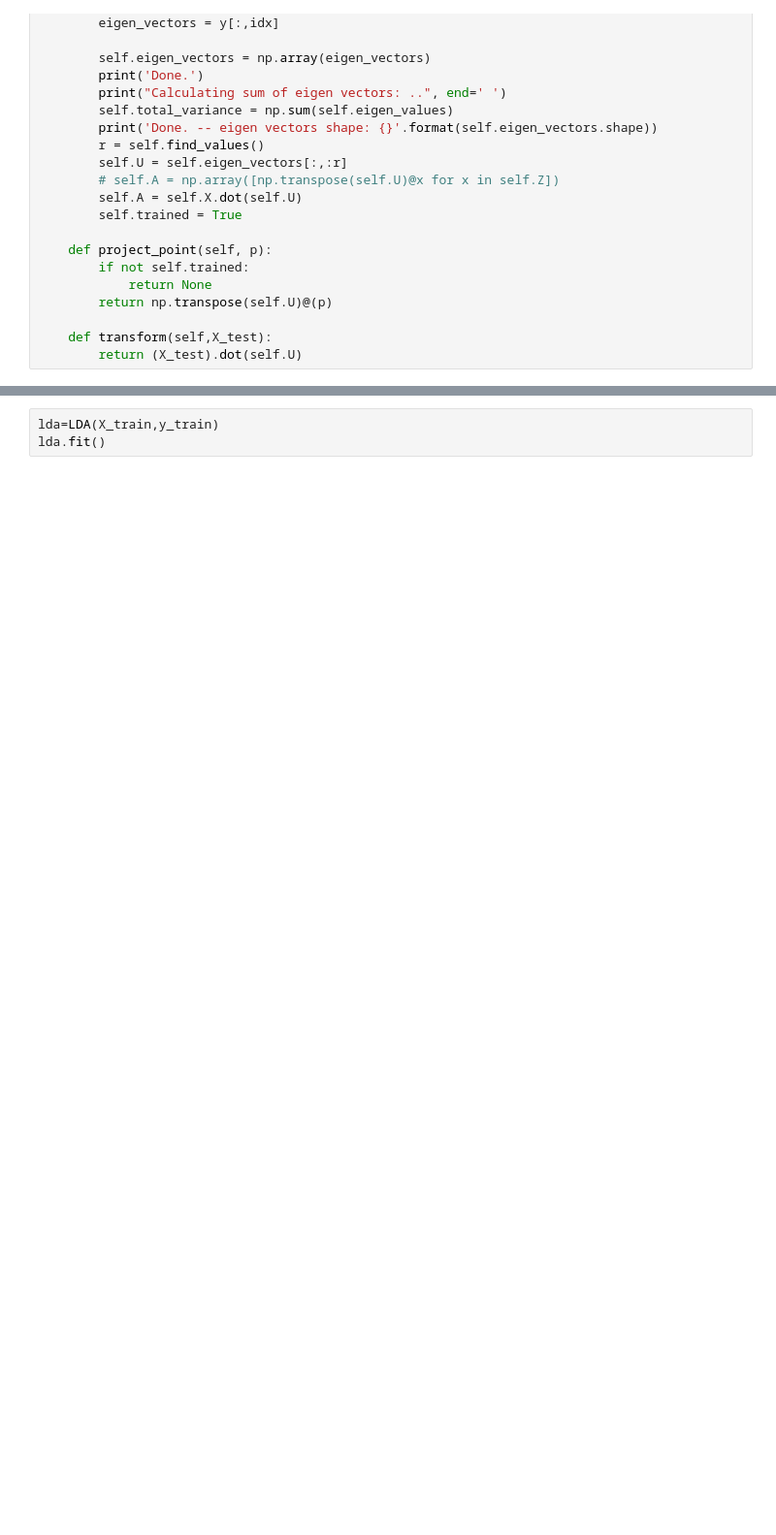
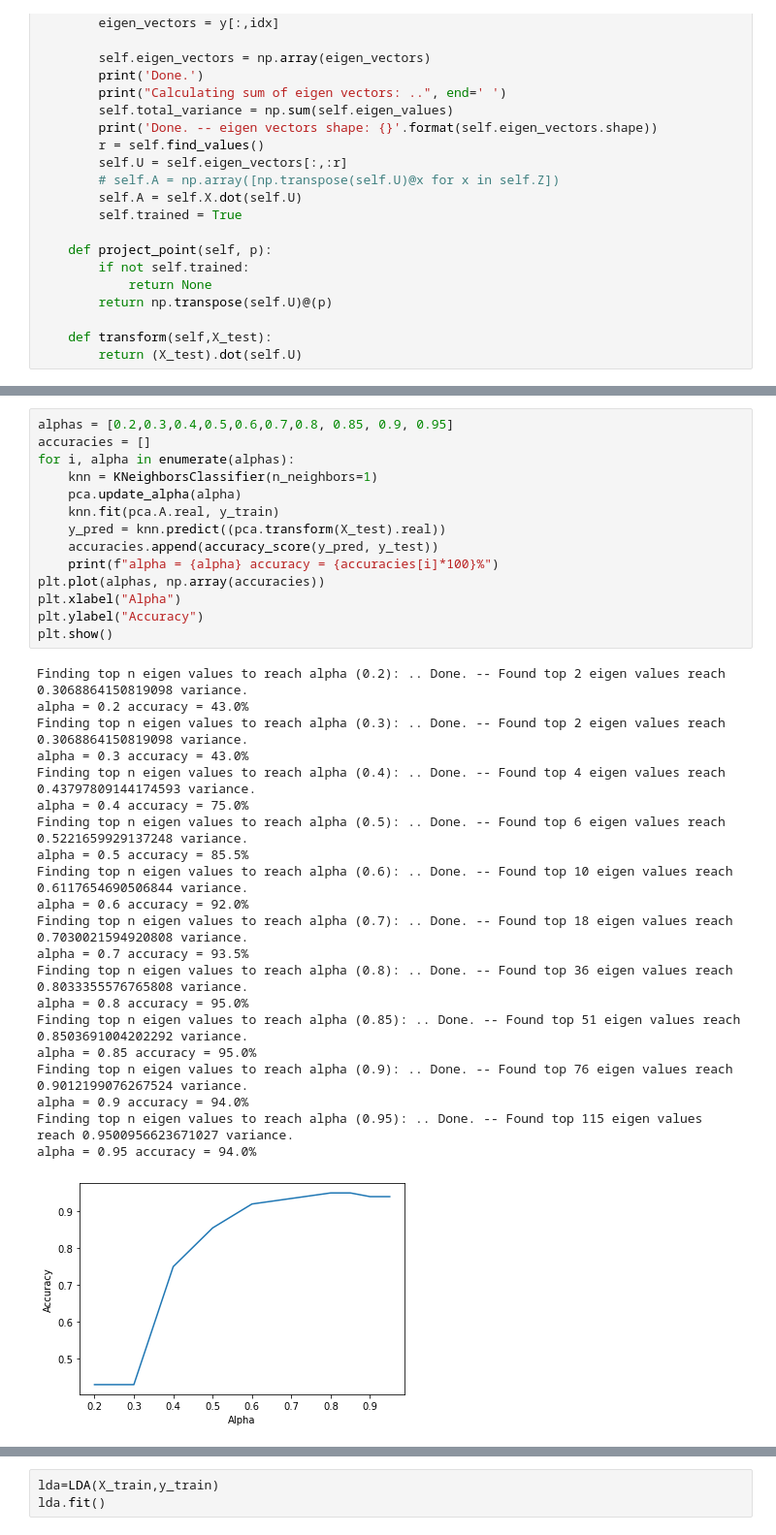
Before and after one commit to mawhab/Face-recognition-using-PCA, a Jupyter notebook: test.ipynb, the cells around one changed output, grey strips where cells are left out. Shown at 97% size. Saved outputs shown, nothing was run; the diff lists cells and outputs as text; blank space fills up the shorter version.

```diff
--- a/test.ipynb
+++ b/test.ipynb
@@ -133,0 +194,36 @@ Finding top n eigen values to reach alpha (0.85): .. Done. -- Found top 51 eigen
+# %%
+alphas = [0.2,0.3,0.4,0.5,0.6,0.7,0.8, 0.85, 0.9, 0.95]
+accuracies = []
+for i, alpha in enumerate(alphas):
+    knn = KNeighborsClassifier(n_neighbors=1)
+    pca.update_alpha(alpha)
+    knn.fit(pca.A.real, y_train)
+    y_pred = knn.predict((pca.transform(X_test).real))
+    accuracies.append(accuracy_score(y_pred, y_test))
+    print(f"alpha = {alpha} accuracy = {accuracies[i]*100}%")
+plt.plot(alphas, np.array(accuracies))
+plt.xlabel("Alpha")
+plt.ylabel("Accuracy")
+plt.show()
+# %% [output]
+Finding top n eigen values to reach alpha (0.2): .. Done. -- Found top 2 eigen values reach 0.3068864150819098 variance.
+alpha = 0.2 accuracy = 43.0%
+Finding top n eigen values to reach alpha (0.3): .. Done. -- Found top 2 eigen values reach 0.3068864150819098 variance.
+alpha = 0.3 accuracy = 43.0%
+Finding top n eigen values to reach alpha (0.4): .. Done. -- Found top 4 eigen values reach 0.43797809144174593 variance.
+alpha = 0.4 accuracy = 75.0%
+Finding top n eigen values to reach alpha (0.5): .. Done. -- Found top 6 eigen values reach 0.5221659929137248 variance.
+alpha = 0.5 accuracy = 85.5%
+Finding top n eigen values to reach alpha (0.6): .. Done. -- Found top 10 eigen values reach 0.6117654690506844 variance.
+alpha = 0.6 accuracy = 92.0%
+Finding top n eigen values to reach alpha (0.7): .. Done. -- Found top 18 eigen values reach 0.7030021594920808 variance.
+alpha = 0.7 accuracy = 93.5%
+Finding top n eigen values to reach alpha (0.8): .. Done. -- Found top 36 eigen values reach 0.8033355576765808 variance.
+alpha = 0.8 accuracy = 95.0%
+Finding top n eigen values to reach alpha (0.85): .. Done. -- Found top 51 eigen values reach 0.8503691004202292 variance.
+alpha = 0.85 accuracy = 95.0%
+Finding top n eigen values to reach alpha (0.9): .. Done. -- Found top 76 eigen values reach 0.9012199076267524 variance.
+alpha = 0.9 accuracy = 94.0%
+Finding top n eigen values to reach alpha (0.95): .. Done. -- Found top 115 eigen values reach 0.9500956623671027 variance.
+alpha = 0.95 accuracy = 94.0%
+[figure, added]
```
Also changed, not shown: parts of 90 cells of this notebook.
